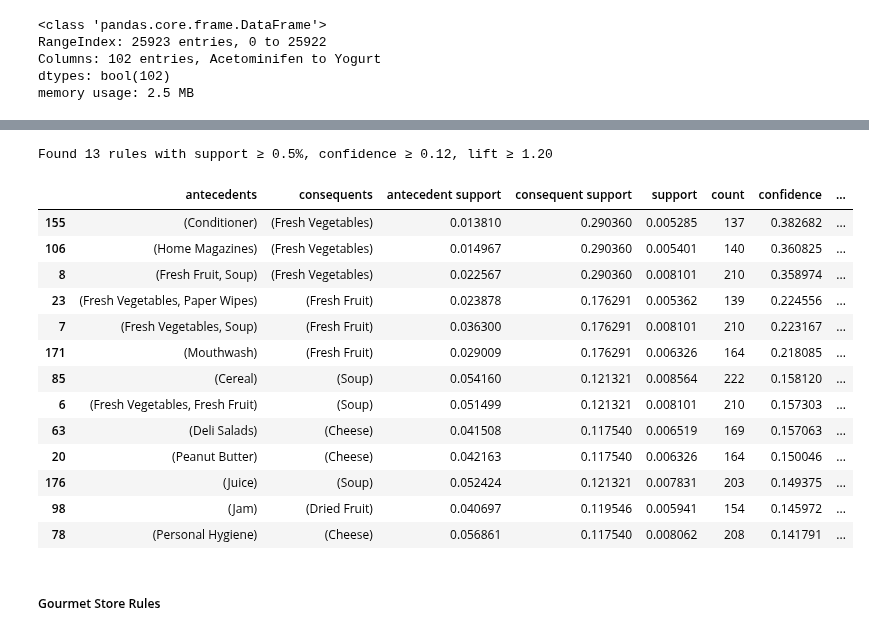
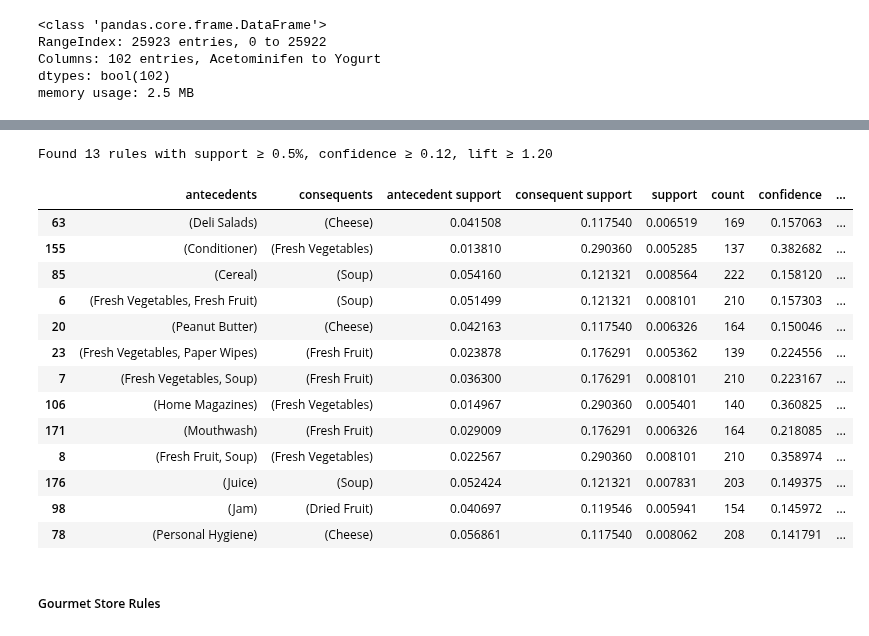
Before and after one commit to ijustsnapped/DataMine_PI, a Jupyter notebook: PD_202425_Project1/PD_202425_Project.ipynb, the cells around one changed output, grey strips where cells are left out. Drawn from its saved outputs; the diff is of its cells as text; code cells hidden in the pictures.

```diff
--- a/PD_202425_Project1/PD_202425_Project.ipynb
+++ b/PD_202425_Project1/PD_202425_Project.ipynb
@@ -2781,44 +2795,45 @@ freq_items = fpgrowth(
 
 
 rules = association_rules(
     freq_items,
     metric="confidence",
     min_threshold=min_conf
 )
 
 
 strong_rules = rules[rules['lift'] >= min_lift].copy()
 
 
 strong_rules['count'] = (strong_rules['support'] * binary_deluxe.shape[0]).astype(int)
 
 
 strong_rules = strong_rules.sort_values(['confidence','lift'], ascending=False)
 
 print(
     f"Found {len(strong_rules)} rules with support ≥ {min_sup*100:.1f}%, "
     f"confidence ≥ {min_conf:.2f}, lift ≥ {min_lift:.2f}\n"
 )
 
 strong_rules[[
     'antecedents', 'consequents', 'antecedent support', 'consequent support',
     'support', 'count',
     'confidence', 'lift',
     'leverage', 'conviction'
-]].head(30)
+]
+].head(30).sort_values('count', ascending=False).sort_values('lift', ascending=False)
 # %% [output]
 Found 13 rules with support ≥ 0.5%, confidence ≥ 0.12, lift ≥ 1.20
 |  | antecedents | consequents | antecedent support | consequent support | support | count | confidence | ... |
+| 63 | (Deli Salads) | (Cheese) | 0.041508 | 0.117540 | 0.006519 | 169 | 0.157063 | ... |
 | 155 | (Conditioner) | (Fresh Vegetables) | 0.013810 | 0.290360 | 0.005285 | 137 | 0.382682 | ... |
-| 106 | (Home Magazines) | (Fresh Vegetables) | 0.014967 | 0.290360 | 0.005401 | 140 | 0.360825 | ... |
-| 8 | (Fresh Fruit, Soup) | (Fresh Vegetables) | 0.022567 | 0.290360 | 0.008101 | 210 | 0.358974 | ... |
+| 85 | (Cereal) | (Soup) | 0.054160 | 0.121321 | 0.008564 | 222 | 0.158120 | ... |
+| 6 | (Fresh Vegetables, Fresh Fruit) | (Soup) | 0.051499 | 0.121321 | 0.008101 | 210 | 0.157303 | ... |
+| 20 | (Peanut Butter) | (Cheese) | 0.042163 | 0.117540 | 0.006326 | 164 | 0.150046 | ... |
 | 23 | (Fresh Vegetables, Paper Wipes) | (Fresh Fruit) | 0.023878 | 0.176291 | 0.005362 | 139 | 0.224556 | ... |
 | 7 | (Fresh Vegetables, Soup) | (Fresh Fruit) | 0.036300 | 0.176291 | 0.008101 | 210 | 0.223167 | ... |
+| 106 | (Home Magazines) | (Fresh Vegetables) | 0.014967 | 0.290360 | 0.005401 | 140 | 0.360825 | ... |
 | 171 | (Mouthwash) | (Fresh Fruit) | 0.029009 | 0.176291 | 0.006326 | 164 | 0.218085 | ... |
-| 85 | (Cereal) | (Soup) | 0.054160 | 0.121321 | 0.008564 | 222 | 0.158120 | ... |
-| 6 | (Fresh Vegetables, Fresh Fruit) | (Soup) | 0.051499 | 0.121321 | 0.008101 | 210 | 0.157303 | ... |
-| 63 | (Deli Salads) | (Cheese) | 0.041508 | 0.117540 | 0.006519 | 169 | 0.157063 | ... |
-| 20 | (Peanut Butter) | (Cheese) | 0.042163 | 0.117540 | 0.006326 | 164 | 0.150046 | ... |
+| 8 | (Fresh Fruit, Soup) | (Fresh Vegetables) | 0.022567 | 0.290360 | 0.008101 | 210 | 0.358974 | ... |
 | 176 | (Juice) | (Soup) | 0.052424 | 0.121321 | 0.007831 | 203 | 0.149375 | ... |
 | 98 | (Jam) | (Dried Fruit) | 0.040697 | 0.119546 | 0.005941 | 154 | 0.145972 | ... |
 | 78 | (Personal Hygiene) | (Cheese) | 0.056861 | 0.117540 | 0.008062 | 208 | 0.141791 | ... |
```
Also changed, not shown: parts of 16 cells of this notebook.
